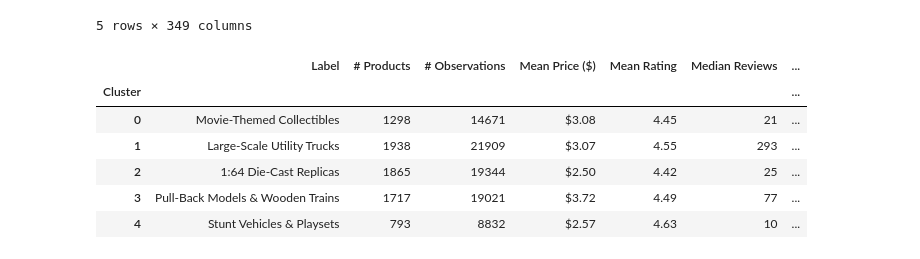
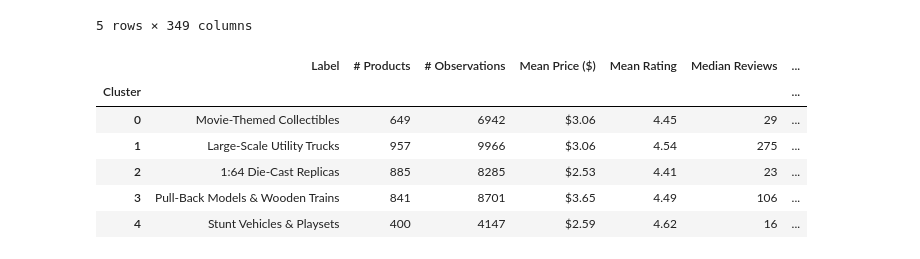
Before and after one commit to JanTeichertKluge/demand-analysis-repro, a Jupyter notebook: main/code/02_cluster_summary.ipynb, the cells around one changed output. Saved outputs shown, nothing was run; the diff lists cells and outputs as text; code cells hidden in the pictures.

```diff
--- a/main/code/02_cluster_summary.ipynb
+++ b/main/code/02_cluster_summary.ipynb
@@ -2,10 +2,10 @@
 import pandas as pd
 
 df_val = pd.read_csv("..\data\dataset_txt_only_False_embeddings_True_val.zip")
-df_train = pd.read_csv("..\data\dataset_txt_only_False_embeddings_True_train.zip")
+#df_train = pd.read_csv("..\data\dataset_txt_only_False_embeddings_True_train.zip")
 df_effects = pd.read_csv(r"..\output\04_evaluation\sorted_effects.csv")
 
-df_full = pd.concat([df_val, df_train], ignore_index=True)
+df_full = df_val # pd.concat([df_val, df_train], ignore_index=True)
 df_full.head()
 # %% [output]
 |  | ASIN | date | index | Q_t | PRICE | P_bb_t | text | window | REVIEW_COUNT | RATING | ... |
@@ -93,7 +96,7 @@ df_char = df_full.merge(
     sorted_eff[["ASIN", "date", "SortEff_deep_dml"]],
     on=["ASIN", "date"],
     how="left",
-)
+).dropna(subset=["SortEff_deep_dml"])  # keep only rows with elasticity estimates
 
 # ── Build per-cluster statistics ─────────────────────────────────────────────
 rows = []
@@ -124,35 +127,35 @@ for c in range(5):
     rows.append(
         {
             "Cluster": c,
             "Label": cluster_headlines_short[c],
             "# Products": n_prod,
             "# Observations": n_obs,
             "Mean Price ($)": round(mean_price, 2),
             "Mean Rating": round(mean_rating, 2),
             "Median Reviews": median_reviews,
             "Dominant Product Type": cat_str,
             "Mean Elasticity": round(mean_elas, 3),
         }
     )
 
 df_summary = pd.DataFrame(rows).set_index("Cluster")
 
 # ── Save ─────────────────────────────────────────────────────────────────────
 df_summary.to_csv(os.path.join("..\output\R2", "cluster_summary_table.csv"))
 
 # ── Display ──────────────────────────────────────────────────────────────────
 df_summary.style.format(
     {
         "Mean Price ($)": "${:.2f}",
         "Mean Rating": "{:.2f}",
         "Mean Elasticity": "{:.3f}",
     }
 )
 # %% [output]
 |  | Label | # Products | # Observations | Mean Price ($) | Mean Rating | Median Reviews | ... |
 | Cluster |  |  |  |  |  |  | ... |
-| 0 | Movie-Themed Collectibles | 1298 | 14671 | $3.08 | 4.45 | 21 | ... |
-| 1 | Large-Scale Utility Trucks | 1938 | 21909 | $3.07 | 4.55 | 293 | ... |
-| 2 | 1:64 Die-Cast Replicas | 1865 | 19344 | $2.50 | 4.42 | 25 | ... |
-| 3 | Pull-Back Models & Wooden Trains | 1717 | 19021 | $3.72 | 4.49 | 77 | ... |
-| 4 | Stunt Vehicles & Playsets | 793 | 8832 | $2.57 | 4.63 | 10 | ... |
+| 0 | Movie-Themed Collectibles | 649 | 6942 | $3.06 | 4.45 | 29 | ... |
+| 1 | Large-Scale Utility Trucks | 957 | 9966 | $3.06 | 4.54 | 275 | ... |
+| 2 | 1:64 Die-Cast Replicas | 885 | 8285 | $2.53 | 4.41 | 23 | ... |
+| 3 | Pull-Back Models & Wooden Trains | 841 | 8701 | $3.65 | 4.49 | 106 | ... |
+| 4 | Stunt Vehicles & Playsets | 400 | 4147 | $2.59 | 4.62 | 16 | ... |
```
Also changed, not shown: parts of 2 cells of this notebook, 1 other file.
